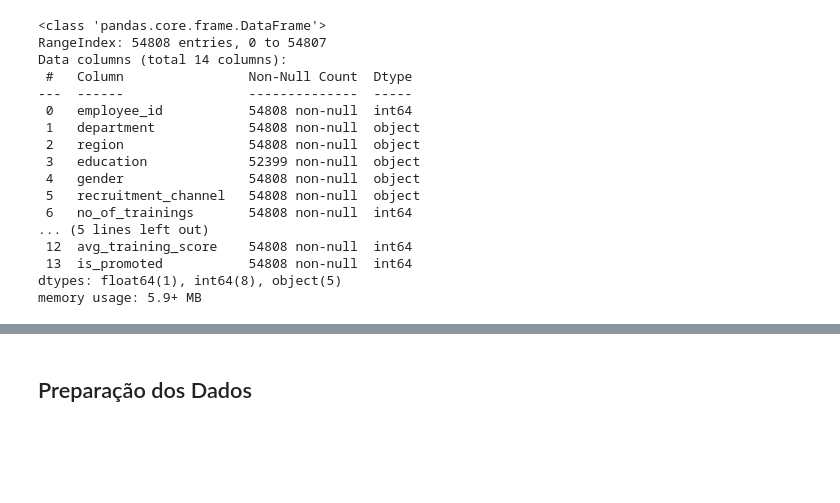
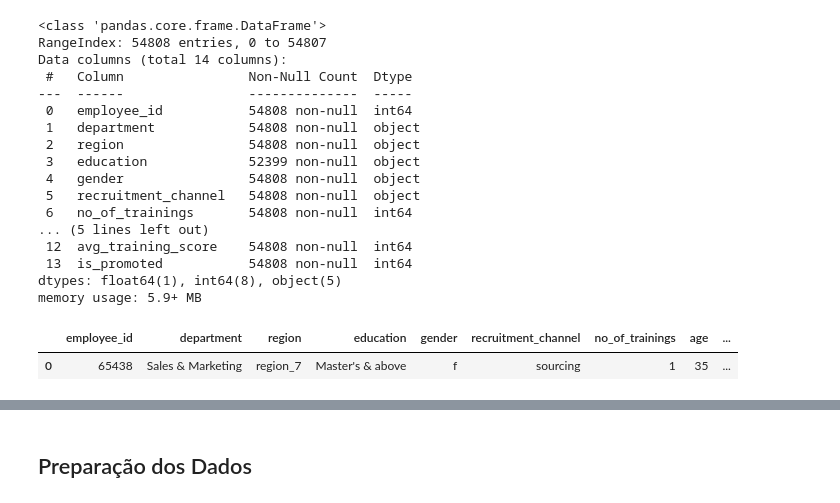
Before and after one commit to Douglaas92/tcc_people_analytics, a Jupyter notebook: 02_modelo-predicao.ipynb, the cells around one changed output, grey strips where cells are left out. Cells and saved outputs as stored; diff of their text form; code cells hidden in the pictures; blank space fills up the shorter version.

```diff
--- a/02_modelo-predicao.ipynb
+++ b/02_modelo-predicao.ipynb
@@ -74,13 +79,13 @@ Seguirei, portanto, a seguinte abordagem:
 A abordagem segue desta forma, pois visa garantir que o modelo não tenha acesso a dados do conjunto de teste durante o treinamento, evitando vazamento de informação e garantindo uma avaliação justa.
 # %%
 # ============================================================
-# 3. Carregando base de dados e obtendo informações inicial dos dados
+# 4. Carregando base de dados e obtendo informações inicial dos dados
 # ============================================================
 
-df_treino = pd.read_csv("dataset/train_hr_class.csv")
-df_teste = pd.read_csv("dataset/test_hr_class.csv")
-print(f"DF Treino: {df_treino.shape}")
-print(f"DF Teste: {df_teste.shape}")
+train_df = pd.read_csv("dataset/train_hr_class.csv")
+test_df = pd.read_csv("dataset/test_hr_class.csv")
+print(f"DF Treino: {train_df.shape}")
+print(f"DF Teste: {test_df.shape}")
 # %% [output]
 DF Treino: (54808, 14)
 DF Teste: (23490, 13)
@@ -104,3 +109,8 @@ Data columns (total 14 columns):
  13  is_promoted           54808 non-null  int64
 dtypes: float64(1), int64(8), object(5)
 memory usage: 5.9+ MB
+# %%
+train_df.head(1)
+# %% [output]
+|  | employee_id | department | region | education | gender | recruitment_channel | no_of_trainings | age | ... |
+| 0 | 65438 | Sales & Marketing | region_7 | Master's & above | f | sourcing | 1 | 35 | ... |
```
Also changed, not shown: parts of 77 cells of this notebook, 1 other file.
